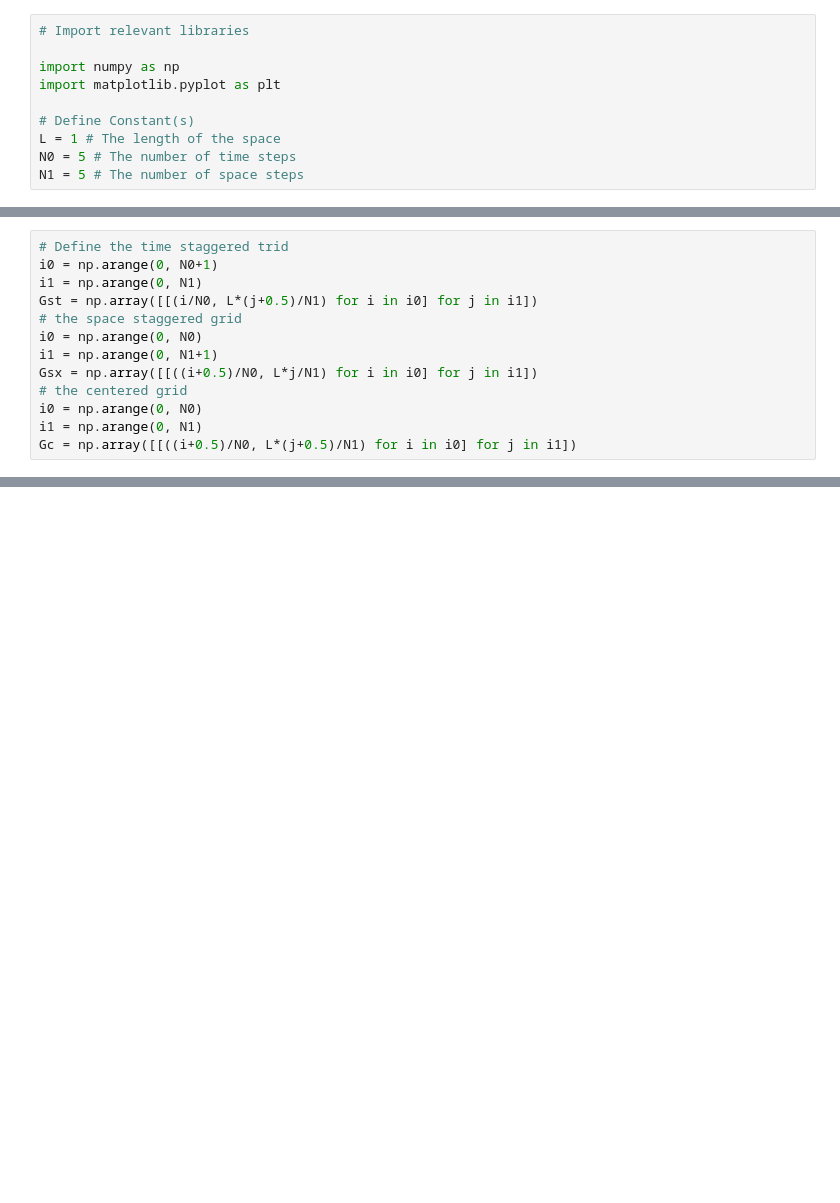
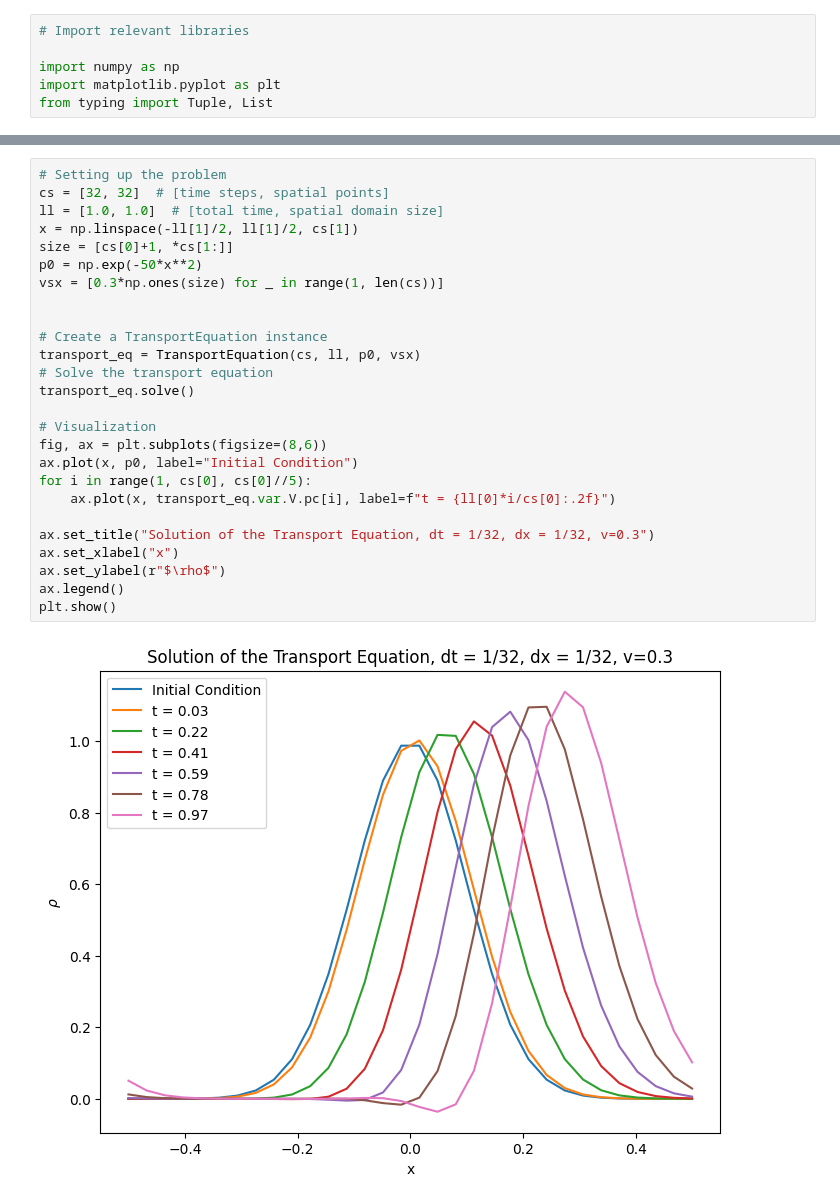
Before and after one commit to mao1756/pdot, a Jupyter notebook: exploratory/ftransport.ipynb, the cells around one changed output, grey strips where cells are left out. Drawn from its saved outputs; the diff is of its cells as text; blank space fills up the shorter version.

```diff
--- a/exploratory/ftransport.ipynb
+++ b/exploratory/ftransport.ipynb
@@ -9,8 +9,4 @@ $\begin{equation}\frac{\partial \rho}{\partial t} + \frac{\partial (\rho v)}{\pa
 
 import numpy as np
 import matplotlib.pyplot as plt
-
-# Define Constant(s)
-L = 1 # The length of the space
-N0 = 5 # The number of time steps
-N1 = 5 # The number of space steps
+from typing import Tuple, List
@@ -25,13 +22,0 @@ $\begin{equation} \mathcal{G}_c = \left\{\left(\frac{i_0+1/2}{N_0}, L\frac{i_1+1
-# %%
-# Define the time staggered trid
-i0 = np.arange(0, N0+1)
-i1 = np.arange(0, N1)
-Gst = np.array([[(i/N0, L*(j+0.5)/N1) for i in i0] for j in i1])
-# the space staggered grid
-i0 = np.arange(0, N0)
-i1 = np.arange(0, N1+1)
-Gsx = np.array([[((i+0.5)/N0, L*j/N1) for i in i0] for j in i1])
-# the centered grid
-i0 = np.arange(0, N0)
-i1 = np.arange(0, N1)
-Gc = np.array([[((i+0.5)/N0, L*(j+0.5)/N1) for i in i0] for j in i1])
@@ -44,0 +149,28 @@ We define the following:
+# %%
+# Setting up the problem
+cs = [32, 32]  # [time steps, spatial points]
+ll = [1.0, 1.0]  # [total time, spatial domain size]
+x = np.linspace(-ll[1]/2, ll[1]/2, cs[1])
+size = [cs[0]+1, *cs[1:]]
+p0 = np.exp(-50*x**2)
+vsx = [0.3*np.ones(size) for _ in range(1, len(cs))]
+
+
+# Create a TransportEquation instance
+transport_eq = TransportEquation(cs, ll, p0, vsx)
+# Solve the transport equation
+transport_eq.solve()
+
+# Visualization
+fig, ax = plt.subplots(figsize=(8,6))
+ax.plot(x, p0, label="Initial Condition")
+for i in range(1, cs[0], cs[0]//5):
+    ax.plot(x, transport_eq.var.V.pc[i], label=f"t = {ll[0]*i/cs[0]:.2f}")
+
+ax.set_title("Solution of the Transport Equation, dt = 1/32, dx = 1/32, v=0.3")
+ax.set_xlabel("x")
+ax.set_ylabel(r"$\rho$")
+ax.legend()
+plt.show()
+# %% [output]
+[figure, added]
```
Also changed, not shown: parts of 9 cells of this notebook.
